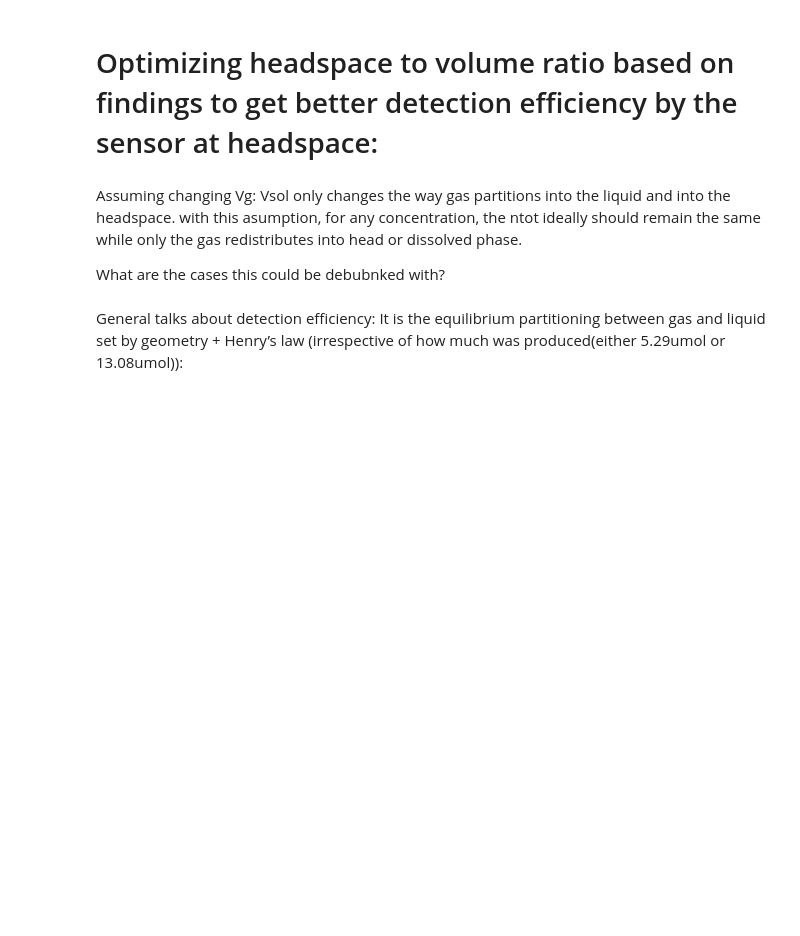
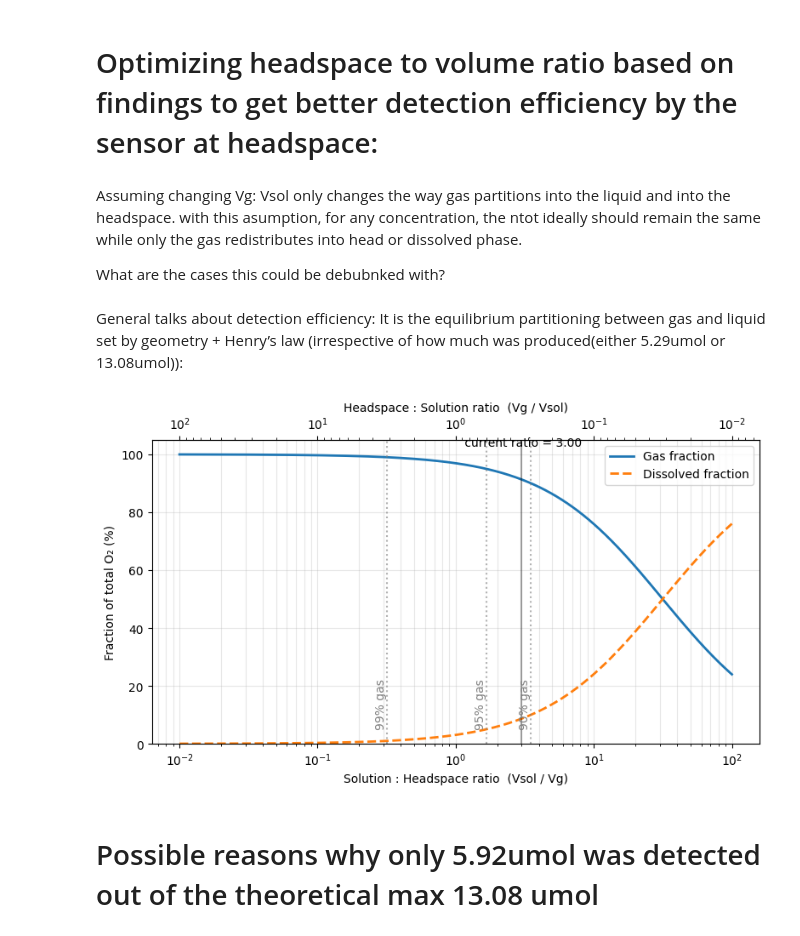
Before and after one commit to ChandrikaSethumadhavan/Thesis, a Jupyter notebook: EDA.ipynb, the cells around one changed output. Drawn from its saved outputs; the diff is of its cells as text; code cells hidden in the pictures; blank space fills up the shorter version.

```diff
--- a/EDA.ipynb
+++ b/EDA.ipynb
@@ -871,3 +871,58 @@ What are the cases this could be debubnked with?
 # %% [markdown]
 General talks about detection efficiency:
 It is the equilibrium partitioning between gas and liquid set by geometry + Henry’s law (irrespective of how much was produced(either 5.29umol or 13.08umol)):
+# %%
+import numpy as np
+import matplotlib.pyplot as plt
+
+# --------- inputs (edit) ----------
+T_K = 297.15                 # K
+kH  = 1.30e-3                # mol·L^-1·atm^-1  (use your T/P-corrected value if you have it)
+R   = 0.08205736608          # L·atm·mol^-1·K^-1
+Vsol_current = 0.006         # L (for the marker only)
+Vg_current   = 0.002         # L (for the marker only)
+# ----------------------------------
+
+Q = kH * R * T_K
+
+# Ratio r = Vsol/Vg across a wide range
+r = np.logspace(-2, 2, 400)            # 0.01 … 100
+f_gas = 1.0 / (1.0 + Q * r)
+f_aq  = 1.0 - f_gas
+
+# helper: ratio that gives a target gas fraction
+def r_for_fgas(f):   # f in 0..1
+    return (1.0/f - 1.0) / Q
+
+# --- plot ---
+fig, ax = plt.subplots(figsize=(8, 4.8))
+ax.semilogx(r, 100*f_gas, lw=2, label="Gas fraction")
+ax.semilogx(r, 100*f_aq,  lw=2, ls="--", label="Dissolved fraction")
+
+# mark your current geometry
+r_current = Vsol_current / Vg_current
+ax.axvline(r_current, color="k", alpha=0.35)
+ax.text(r_current, 102, f" current ratio = {r_current:.2f}", ha="center", va="bottom")
+
+# show useful targets
+for f in (0.90, 0.95, 0.99):
+    rc = r_for_fgas(f)
+    ax.axvline(rc, color="gray", ls=":", alpha=0.6)
+    ax.text(rc, 5, f"{int(f*100)}% gas", rotation=90, va="bottom", ha="right", color="gray")
+
+ax.set_xlabel("Solution : Headspace ratio  (Vsol / Vg)")
+ax.set_ylabel("Fraction of total O₂ (%)")
+ax.set_ylim(0, 105)
+ax.grid(True, which="both", alpha=0.3)
+ax.legend()
+
+# optional: top axis showing the inverse ratio (Vg/Vsol)
+sec = ax.secondary_xaxis("top", functions=(lambda x: 1/x, lambda x: 1/x))
+sec.set_xlabel("Headspace : Solution ratio  (Vg / Vsol)")
+
+plt.tight_layout()
+plt.show()
+# %% [output]
+[figure, added]
+# %% [markdown]
+# Possible reasons why only 5.92umol was detected out of the theoretical max 13.08 umol
```
